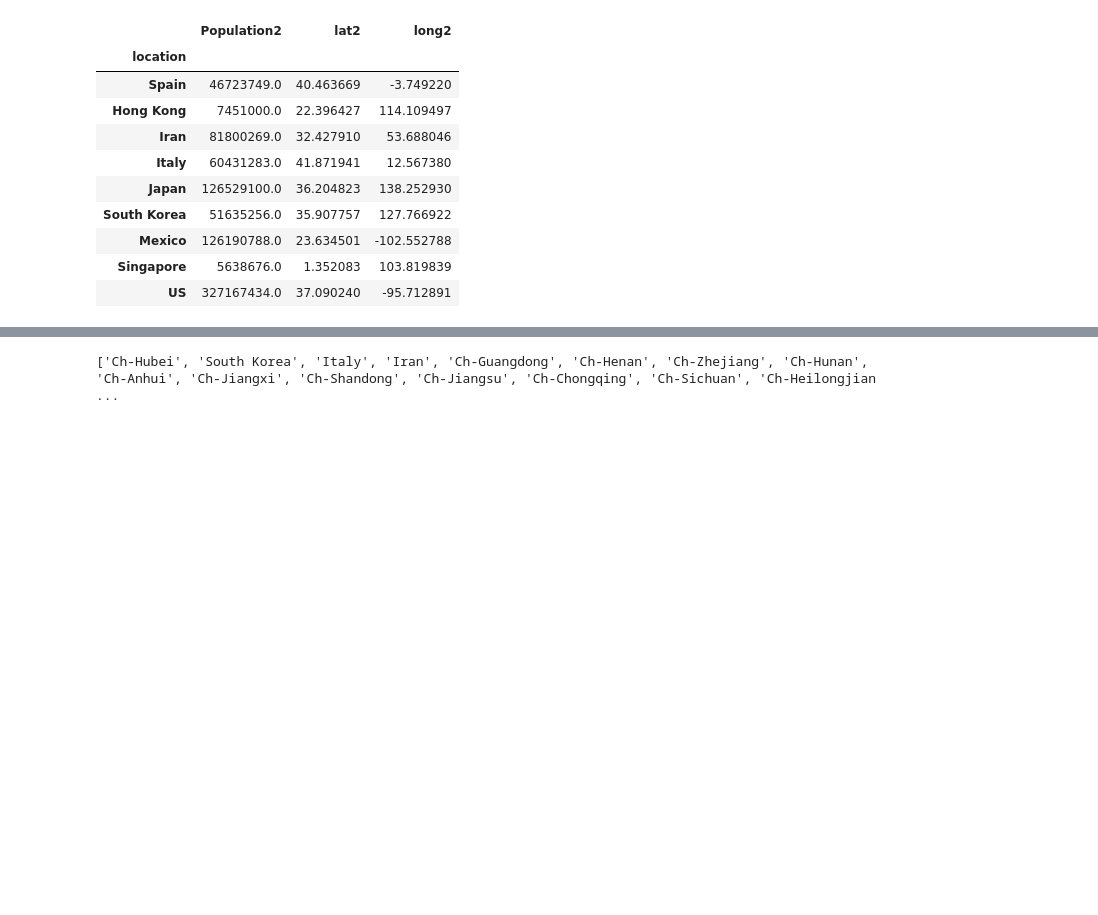
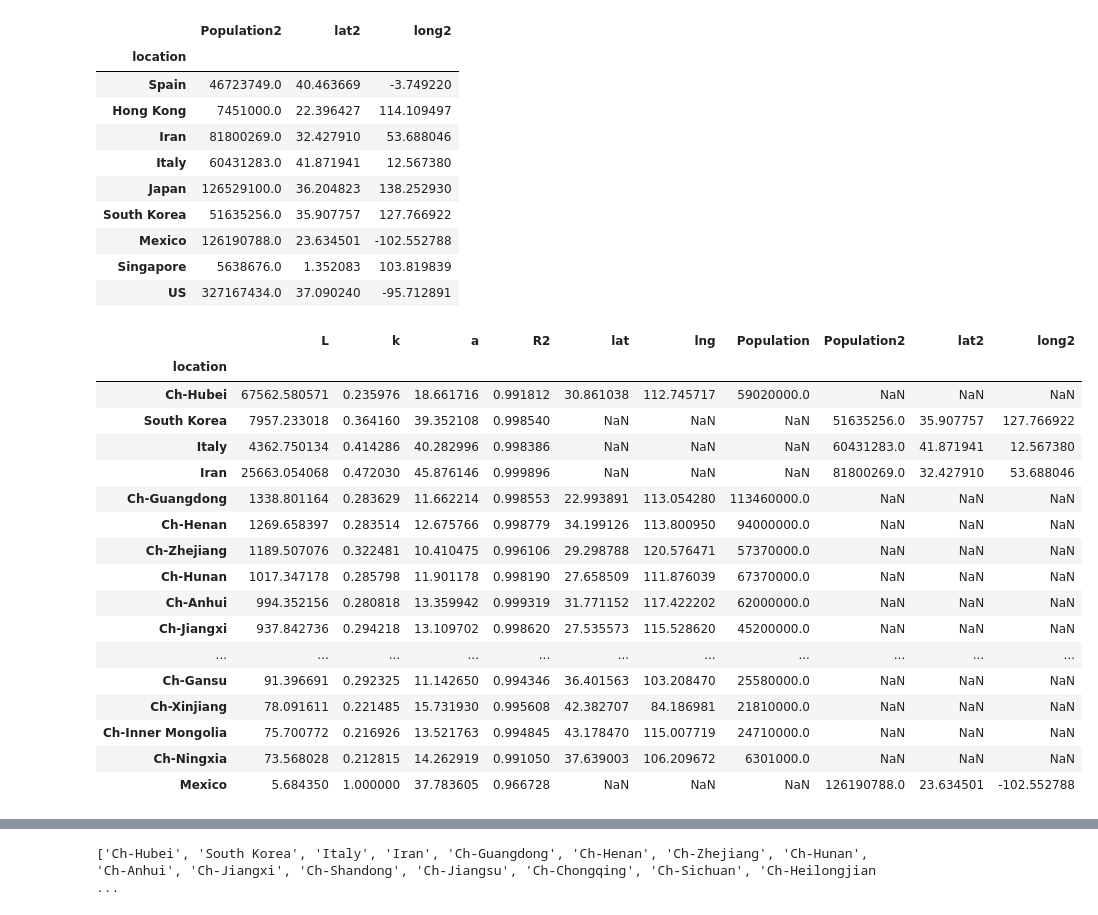
Before and after one commit to juliocrn94/CoronaVirus_ML, a Jupyter notebook: Part2.ipynb, the cells around one changed output, grey strips where cells are left out. Drawn from its saved outputs; the diff is of its cells as text; code cells hidden in the pictures; blank space fills up the shorter version.

```diff
--- a/Part2.ipynb
+++ b/Part2.ipynb
@@ -116,6 +116,27 @@ result
 | US | 327167434.0 | 37.090240 | -95.712891 |
 # %%
 params2 = params1.join(result)
+# %%
+params2
+# %% [output]
+|  | L | k | a | R2 | lat | lng | Population | Population2 | lat2 | long2 |
+| location |  |  |  |  |  |  |  |  |  |  |
+| Ch-Hubei | 67562.580571 | 0.235976 | 18.661716 | 0.991812 | 30.861038 | 112.745717 | 59020000.0 | NaN | NaN | NaN |
+| South Korea | 7957.233018 | 0.364160 | 39.352108 | 0.998540 | NaN | NaN | NaN | 51635256.0 | 35.907757 | 127.766922 |
+| Italy | 4362.750134 | 0.414286 | 40.282996 | 0.998386 | NaN | NaN | NaN | 60431283.0 | 41.871941 | 12.567380 |
+| Iran | 25663.054068 | 0.472030 | 45.876146 | 0.999896 | NaN | NaN | NaN | 81800269.0 | 32.427910 | 53.688046 |
+| Ch-Guangdong | 1338.801164 | 0.283629 | 11.662214 | 0.998553 | 22.993891 | 113.054280 | 113460000.0 | NaN | NaN | NaN |
+| Ch-Henan | 1269.658397 | 0.283514 | 12.675766 | 0.998779 | 34.199126 | 113.800950 | 94000000.0 | NaN | NaN | NaN |
+| Ch-Zhejiang | 1189.507076 | 0.322481 | 10.410475 | 0.996106 | 29.298788 | 120.576471 | 57370000.0 | NaN | NaN | NaN |
+| Ch-Hunan | 1017.347178 | 0.285798 | 11.901178 | 0.998190 | 27.658509 | 111.876039 | 67370000.0 | NaN | NaN | NaN |
+| Ch-Anhui | 994.352156 | 0.280818 | 13.359942 | 0.999319 | 31.771152 | 117.422202 | 62000000.0 | NaN | NaN | NaN |
+| Ch-Jiangxi | 937.842736 | 0.294218 | 13.109702 | 0.998620 | 27.535573 | 115.528620 | 45200000.0 | NaN | NaN | NaN |
+| ... | ... | ... | ... | ... | ... | ... | ... | ... | ... | ... |
+| Ch-Gansu | 91.396691 | 0.292325 | 11.142650 | 0.994346 | 36.401563 | 103.208470 | 25580000.0 | NaN | NaN | NaN |
+| Ch-Xinjiang | 78.091611 | 0.221485 | 15.731930 | 0.995608 | 42.382707 | 84.186981 | 21810000.0 | NaN | NaN | NaN |
+| Ch-Inner Mongolia | 75.700772 | 0.216926 | 13.521763 | 0.994845 | 43.178470 | 115.007719 | 24710000.0 | NaN | NaN | NaN |
+| Ch-Ningxia | 73.568028 | 0.212815 | 14.262919 | 0.991050 | 37.639003 | 106.209672 | 6301000.0 | NaN | NaN | NaN |
+| Mexico | 5.684350 | 1.000000 | 37.783605 | 0.966728 | NaN | NaN | NaN | 126190788.0 | 23.634501 | -102.552788 |
 # %%
 params2['lat'] = np.where(params2.lat.isnull()==True, params2.lat2,params2.lat)
 params2['lng'] = np.where(params2.lng.isnull()==True, params2.long2,params2.lat)
```
Also changed, not shown: parts of 2 cells of this notebook, 4 other files.
